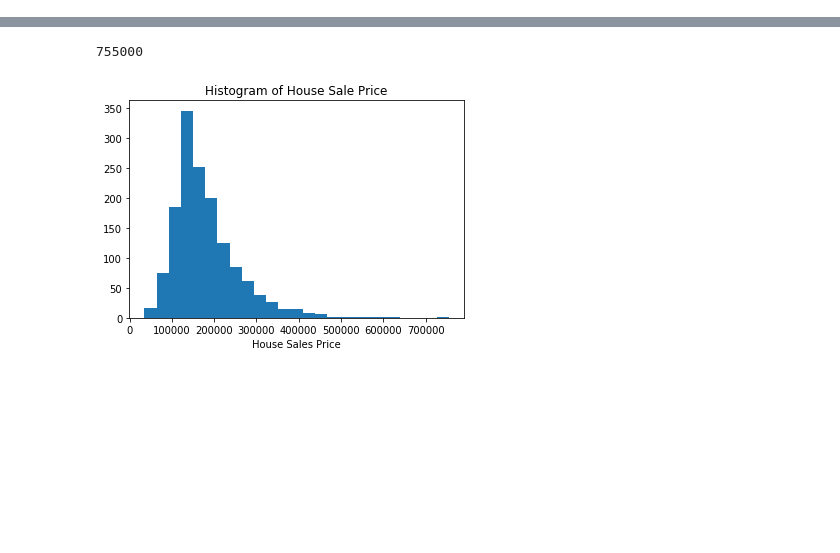
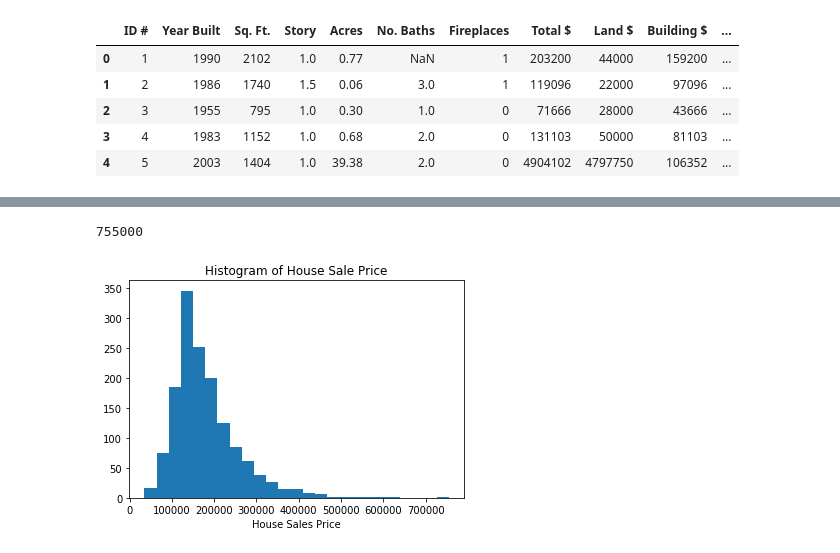
Before and after one commit to mpaluta/House_Price, a Jupyter notebook: patrick_v1.ipynb, the cells around one changed output, grey strips where cells are left out. Cells and saved outputs as stored; diff of their text form; code cells hidden in the pictures; blank space fills up the shorter version.

```diff
--- a/patrick_v1.ipynb
+++ b/patrick_v1.ipynb
@@ -10,0 +17,10 @@ df.head()
+# %%
+# df_slo.head() #overlap - price, bedrooms, bathrooms, house size, status
+df_nc.head() #overlap - price, bathrooms, fireplaces(?), house size, plot size, year built
+# %% [output]
+|  | ID # | Year Built | Sq. Ft. | Story | Acres | No. Baths | Fireplaces | Total $ | Land $ | Building $ | ... |
+| 0 | 1 | 1990 | 2102 | 1.0 | 0.77 | NaN | 1 | 203200 | 44000 | 159200 | ... |
+| 1 | 2 | 1986 | 1740 | 1.5 | 0.06 | 3.0 | 1 | 119096 | 22000 | 97096 | ... |
+| 2 | 3 | 1955 | 795 | 1.0 | 0.30 | 1.0 | 0 | 71666 | 28000 | 43666 | ... |
+| 3 | 4 | 1983 | 1152 | 1.0 | 0.68 | 2.0 | 0 | 131103 | 50000 | 81103 | ... |
+| 4 | 5 | 2003 | 1404 | 1.0 | 39.38 | 2.0 | 0 | 4904102 | 4797750 | 106352 | ... |
```
Also changed, not shown: parts of 8 cells of this notebook.
